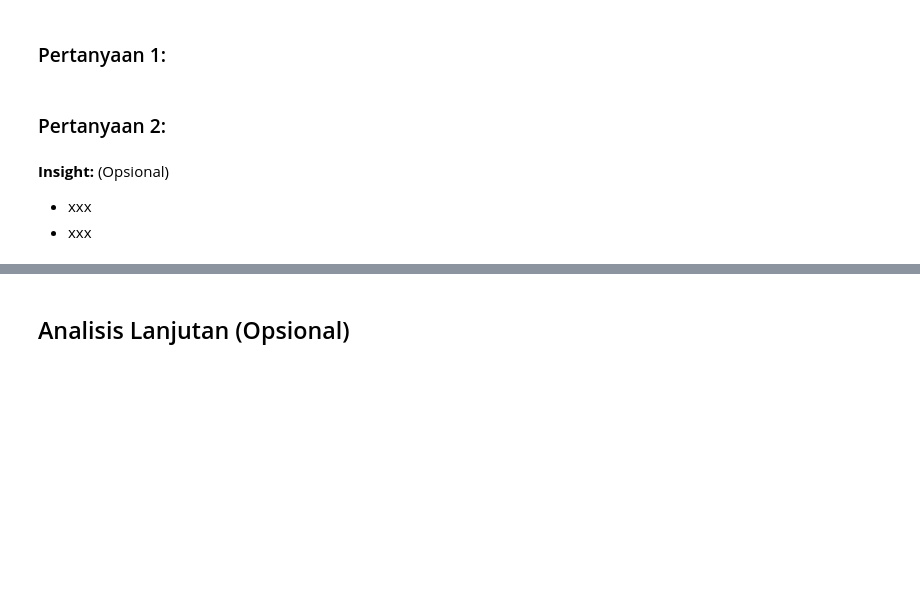
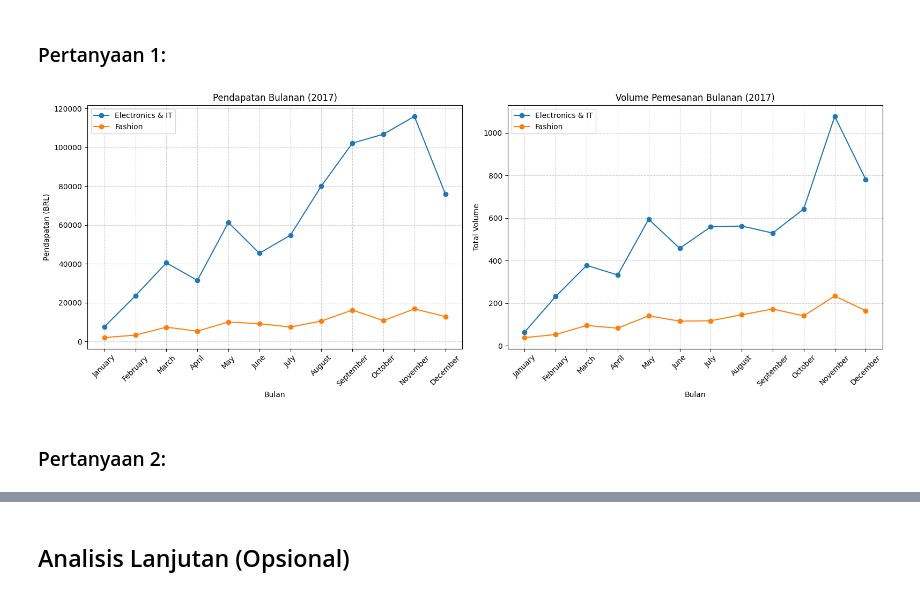
Before and after one commit to fikranaufal/Analisis_Data_Submission, a Jupyter notebook: Proyek_Analisis_Data.ipynb, the cells around one changed output, grey strips where cells are left out. Saved outputs shown, nothing was run; the diff lists cells and outputs as text; code cells hidden in the pictures; blank space fills up the shorter version.

Commit message:
adding proyek_analisis_data

```diff
--- a/Proyek_Analisis_Data.ipynb
+++ b/Proyek_Analisis_Data.ipynb
@@ -62,0 +58,6 @@ import matplotlib.pyplot as plt
+# %%
+orders_df = pd.read_csv('data/orders_dataset.csv')
+order_items_df = pd.read_csv('data/order_items_dataset.csv')
+products_df = pd.read_csv('data/products_dataset.csv')
+product_category_df = pd.read_csv('data/product_category_name_translation.csv')
+order_reviews_df = pd.read_csv('data/order_reviews_dataset.csv')
@@ -82,0 +117,13 @@ import matplotlib.pyplot as plt
+# %%
+# Mengubah tipe data tanggal
+datetime_columns = ["order_purchase_timestamp", "order_approved_at", "order_delivered_carrier_date", "order_delivered_customer_date", "order_estimated_delivery_date"]
+
+for col in datetime_columns:
+    orders_df[col] = pd.to_datetime(orders_df[col])
+
+# Menghapus missing values
+orders_df.dropna(subset=['order_approved_at', 'order_delivered_carrier_date', 'order_delivered_customer_date'], inplace=True)
+products_df.dropna(subset=['product_category_name'], inplace=True)
+order_reviews_df.dropna(subset=['review_score'], inplace=True)
+
+print("Data telah dibersihkan.")
@@ -92,9 +180,35 @@ import matplotlib.pyplot as plt
 ## Visualization & Explanatory Analysis
 # %% [markdown]
 ### Pertanyaan 1:
+# %%
+revenue_volume_df = q1_df_grouped.groupby(['month_num', 'month', 'category_group']).agg({'price': 'sum', 'order_item_id': 'count'}).reset_index()
+revenue_volume_df.rename(columns={'price': 'revenue', 'order_item_id': 'volume'}, inplace=True)
+revenue_volume_df = revenue_volume_df.sort_values('month_num')
+
+fig, ax = plt.subplots(1, 2, figsize=(16, 6))
+
+for category in ['Electronics & IT', 'Fashion']:
+    data = revenue_volume_df[revenue_volume_df['category_group'] == category]
+    ax[0].plot(data['month'], data['revenue'], marker='o', label=category)
+    ax[1].plot(data['month'], data['volume'], marker='o', label=category)
+
+ax[0].set_title('Pendapatan Bulanan (2017)')
+ax[0].set_ylabel('Pendapatan (BRL)')
+ax[0].set_xlabel('Bulan')
+ax[0].tick_params(axis='x', rotation=45)
+ax[0].legend()
+ax[0].grid(True, linestyle='--', alpha=0.6)
+
+ax[1].set_title('Volume Pemesanan Bulanan (2017)')
+ax[1].set_ylabel('Total Volume')
+ax[1].set_xlabel('Bulan')
+ax[1].tick_params(axis='x', rotation=45)
+ax[1].legend()
+ax[1].grid(True, linestyle='--', alpha=0.6)
+
+plt.tight_layout()
+plt.show()
+# %% [output]
+[figure, added]
 # %% [markdown]
 ### Pertanyaan 2:
-# %% [markdown]
-**Insight:** (Opsional)
-- xxx
-- xxx
```
Also changed, not shown: parts of 22 cells of this notebook, 2 other files.
